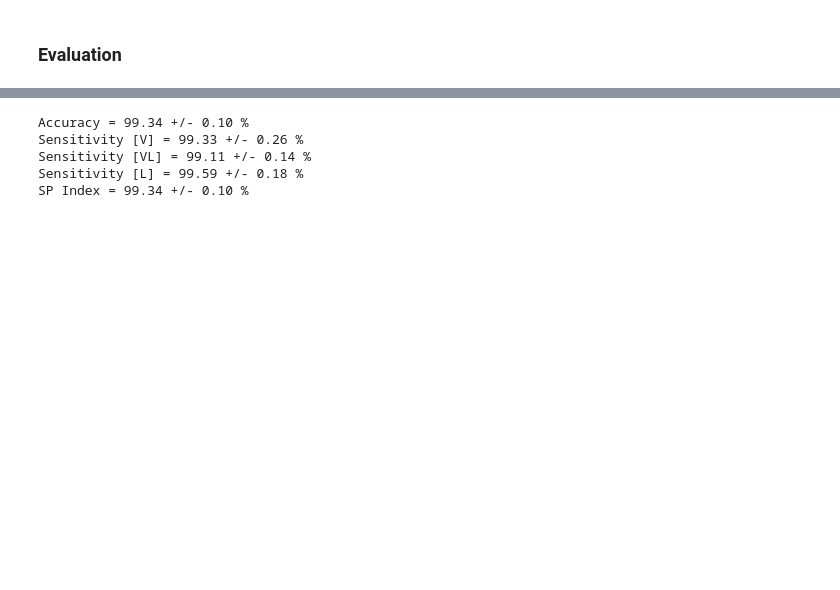
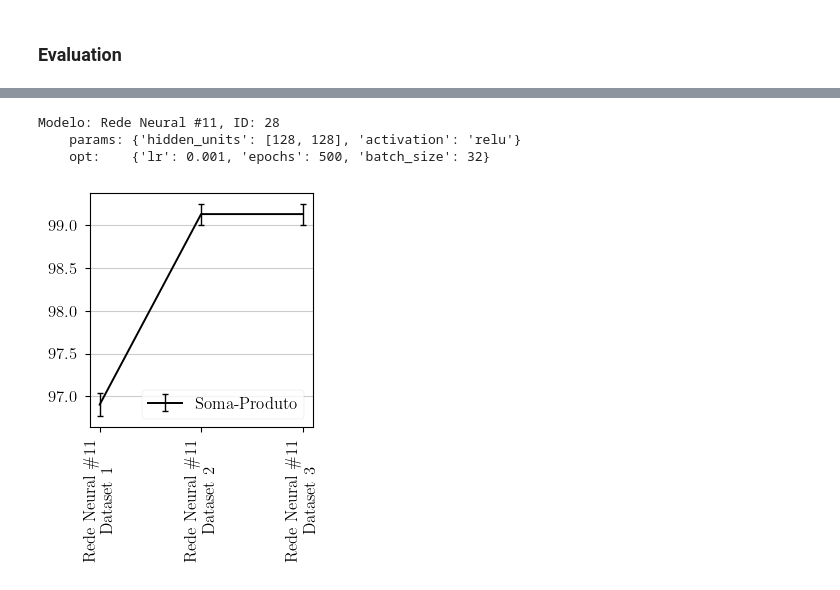
Before and after one commit to antonionicampos/nn-flash, a Jupyter notebook: notebooks/train_classification_model.ipynb, the cells around one changed output, grey strips where cells are left out. Saved outputs shown, nothing was run; the diff lists cells and outputs as text; code cells hidden in the pictures; blank space fills up the shorter version.

Commit message:
train and evaluation for synthetic datasets

```diff
--- a/notebooks/train_classification_model.ipynb
+++ b/notebooks/train_classification_model.ipynb
@@ -12,7 +17,9 @@ from src.models.classification.train_models import ClassificationTraining
 
 tf.random.set_seed(13)
 # %%
-dl = DataLoader(problem="classification", dataset_size=1)
+dataset_size = 2
+
+dl = DataLoader(problem="classification", dataset_size=dataset_size)
 datasets, minmax = dl.load_cross_validation_datasets()
 
 train_data = datasets["train"]
@@ -72,10 +79,11 @@ for i, (train, valid) in enumerate(zip(train_data, valid_data)):
 
     models.append(model)
 
-    models_folder = os.path.join("notebooks", "classification_models")
+    models_folder = os.path.join("notebooks", "classification_models", f"{dataset_size}to1")
     if not os.path.isdir(models_folder):
-        os.mkdir(models_folder)
+        os.makedirs(models_folder)
 
     model.save(os.path.join(models_folder, f"model_fold={i+1}.keras"))
+    clear_output(wait=True)
 # %% [output]
 Epoch 1/500
@@ -135,20 +186,3 @@ sp_indexes = np.array(sp_indexes) * 100
-# %%
-# print(confusion_matrix_values)
-print(f"Accuracy = {accuracies.mean():.2f} +/- {accuracies.std() / np.sqrt(10 - 1):.2f} %")
-
-mean_sens = sensitivities.mean(axis=0)
-std_err_sens = sensitivities.std(axis=0) / np.sqrt(10 - 1)
-print(f"Sensitivity [V] = {mean_sens[0]:.2f} +/- {std_err_sens[0]:.2f} %")
-print(f"Sensitivity [VL] = {mean_sens[1]:.2f} +/- {std_err_sens[1]:.2f} %")
-print(f"Sensitivity [L] = {mean_sens[2]:.2f} +/- {std_err_sens[2]:.2f} %")
-
-print(f"SP Index = {sp_indexes.mean():.2f} +/- {sp_indexes.std() / np.sqrt(10 - 1):.2f} %")
-# %% [output]
-Accuracy = 99.34 +/- 0.10 %
-Sensitivity [V] = 99.33 +/- 0.26 %
-Sensitivity [VL] = 99.11 +/- 0.14 %
-Sensitivity [L] = 99.59 +/- 0.18 %
-SP Index = 99.34 +/- 0.10 %
 # %%
 samples_per_composition = 30
 
@@ -162 +194,41 @@ outputs = [output for i, output in enumerate(results["outputs"]) if i in models]
+# %%
+model_name = "Rede Neural #11"
+output = [out for out in results["outputs"] if out["model_name"] == model_name][0]
+model_id = [i for i, out in enumerate(results["outputs"]) if out["model_name"] == model_name][0]
+
+print(f"Modelo: {output['model_name']}, ID: {model_id}")
+print("    params:", output["params"])
+print("    opt:   ", output["opt"])
+# %% [output]
+Modelo: Rede Neural #11, ID: 28
+    params: {'hidden_units': [128, 128], 'activation': 'relu'}
+    opt:    {'lr': 0.001, 'epochs': 500, 'batch_size': 32}
+# %%
+name = model_name.replace('#', '\#')
+
+labels = [
+    f"{name}\nDataset 1",
+    f"{name}\nDataset 2",
+    f"{name}\nDataset 3"]
+x = np.array([1, 2, 3])
+
+f, ax = plt.subplots(figsize=(3, 4))
+
+sp_indexes_1to1 = indices_1to1["sp_indexes"]
+sp_indexes_2to1 = indices_1to1["sp_indexes"]
+
+sp_idx = np.c_[indices["sp_index"][:, model_id], sp_indexes_1to1, sp_indexes_2to1]
+
+y = sp_idx.mean(axis=0) * 100
+y_err = (sp_idx.std(axis=0) / np.sqrt(10 - 1)) * 100
+ax.errorbar(x, y, y_err, label="Soma-Produto", **errorbar_kwargs)
+ax.yaxis.grid()
+ax.set_xticks(x, labels, rotation=90, ha="center")
+ax.legend(loc="lower right")
+
+f.tight_layout()
+plt.savefig(os.path.join("data", "images", "sp_index_errorbar_plot_synthetic.png"), dpi=600)
+plt.show()
+# %% [output]
+[figure, added]
 # %%
```
Also changed, not shown: parts of 5 cells of this notebook.
